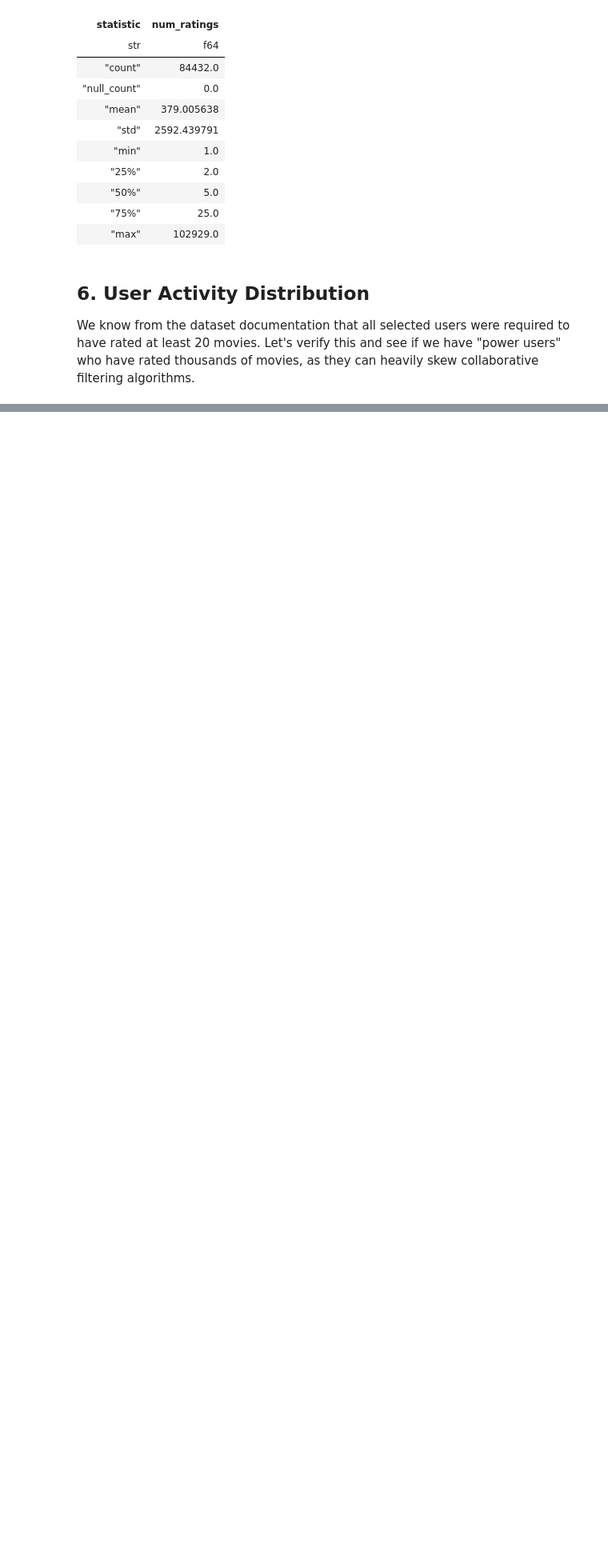
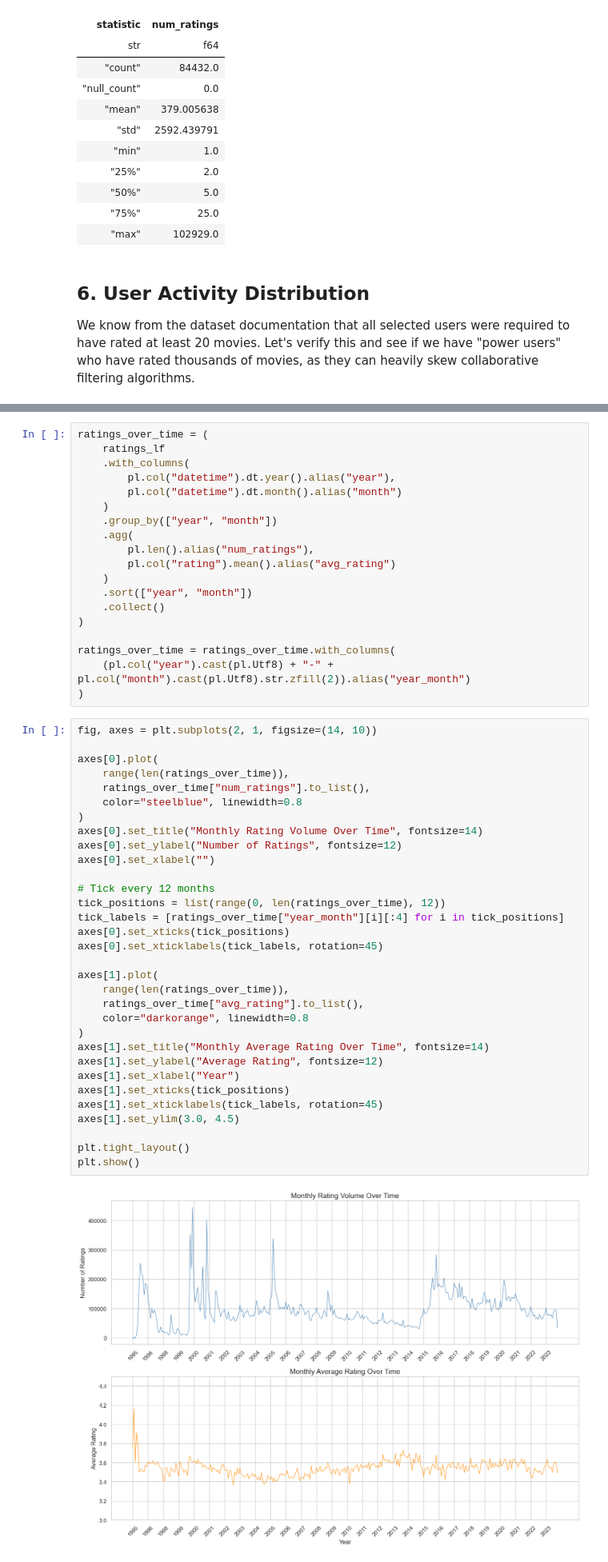
Before and after one commit to bouhlet0/movie-lens-recommender, a Jupyter notebook: EDA.ipynb, the cells around one changed output, grey strips where cells are left out. Shown at 80% size. Cells and saved outputs as stored; diff of their text form; blank space fills up the shorter version.

```diff
--- a/EDA.ipynb
+++ b/EDA.ipynb
@@ -278,0 +285,53 @@ plt.show()
+# %%
+ratings_over_time = (
+    ratings_lf
+    .with_columns(
+        pl.col("datetime").dt.year().alias("year"),
+        pl.col("datetime").dt.month().alias("month")
+    )
+    .group_by(["year", "month"])
+    .agg(
+        pl.len().alias("num_ratings"),
+        pl.col("rating").mean().alias("avg_rating")
+    )
+    .sort(["year", "month"])
+    .collect()
+)
+
+ratings_over_time = ratings_over_time.with_columns(
+    (pl.col("year").cast(pl.Utf8) + "-" + pl.col("month").cast(pl.Utf8).str.zfill(2)).alias("year_month")
+)
+# %%
+fig, axes = plt.subplots(2, 1, figsize=(14, 10))
+
+axes[0].plot(
+    range(len(ratings_over_time)),
+    ratings_over_time["num_ratings"].to_list(),
+    color="steelblue", linewidth=0.8
+)
+axes[0].set_title("Monthly Rating Volume Over Time", fontsize=14)
+axes[0].set_ylabel("Number of Ratings", fontsize=12)
+axes[0].set_xlabel("")
+
+# Tick every 12 months
+tick_positions = list(range(0, len(ratings_over_time), 12))
+tick_labels = [ratings_over_time["year_month"][i][:4] for i in tick_positions]
+axes[0].set_xticks(tick_positions)
+axes[0].set_xticklabels(tick_labels, rotation=45)
+
+axes[1].plot(
+    range(len(ratings_over_time)),
+    ratings_over_time["avg_rating"].to_list(),
+    color="darkorange", linewidth=0.8
+)
+axes[1].set_title("Monthly Average Rating Over Time", fontsize=14)
+axes[1].set_ylabel("Average Rating", fontsize=12)
+axes[1].set_xlabel("Year")
+axes[1].set_xticks(tick_positions)
+axes[1].set_xticklabels(tick_labels, rotation=45)
+axes[1].set_ylim(3.0, 4.5)
+
+plt.tight_layout()
+plt.show()
+# %% [output]
+[figure, added]
```
Also changed, not shown: parts of 19 cells of this notebook.
